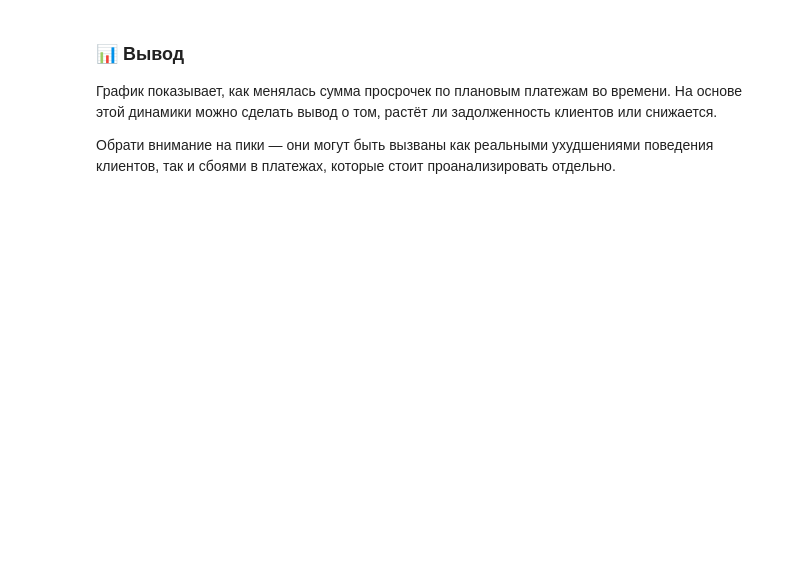
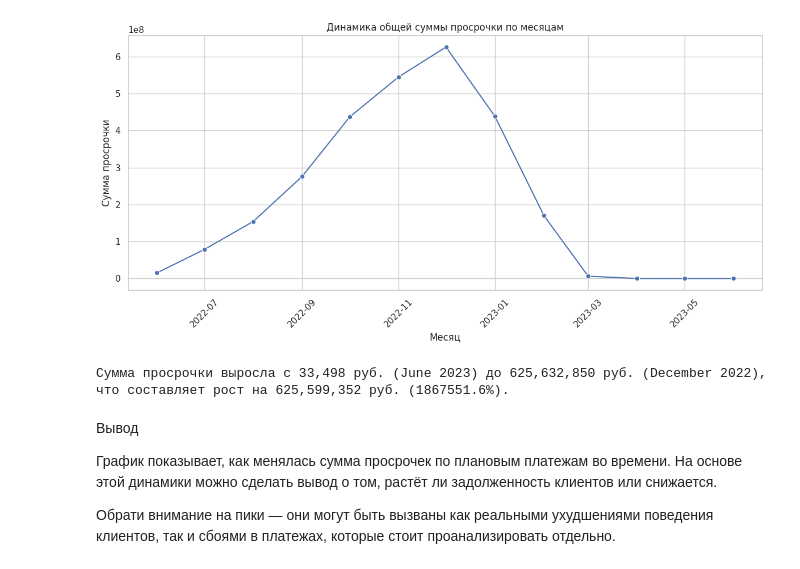
Before and after one commit to bnazarkul/analytics-test, a Jupyter notebook: credit_overdue_analysis.ipynb, the cells around one changed output. Cells and saved outputs as stored; diff of their text form; code cells hidden in the pictures; blank space fills up the shorter version.

```diff
--- a/credit_overdue_analysis.ipynb
+++ b/credit_overdue_analysis.ipynb
@@ -19,39 +19,59 @@ payments_grouped = payments.groupby(['order_id', 'paid_at'])['paid_sum'].sum().r
 # Рассчитаем накопительный платеж по дате
 payments_grouped['paid_cumsum'] = payments_grouped.groupby('order_id')['paid_sum'].cumsum()
 # %%
-# Объединяем план с фактическими платежами по order_id и дате
-plan_sorted = plan.sort_values(['order_id', 'plan_at'])
-merged = pd.merge_asof(
-    plan_sorted.sort_values(['order_id', 'plan_at']),
-    payments_grouped.sort_values(['order_id', 'paid_at']),
-    by='order_id',
-    left_on='plan_at',
-    right_on='paid_at',
-    direction='backward'
-)
+# Объединяем все плановые и фактические платежи
+plan_agg = plan.copy()
+plan_agg['plan_month'] = plan_agg['plan_at'].dt.to_period('M').dt.to_timestamp()
 
-# Заполняем пропуски 0
-merged['paid_cumsum'] = merged['paid_cumsum'].fillna(0)
+# Суммируем фактические платежи на момент каждого месяца
+payments['paid_month'] = payments['paid_at'].dt.to_period('M').dt.to_timestamp()
+payments_grouped = payments.groupby(['order_id', 'paid_month'])['paid_sum'].sum().groupby(level=0).cumsum().reset_index()
 
-# Рассчитываем просрочку на дату планового платежа
-merged['overdue'] = merged['plan_sum_total'] - merged['paid_cumsum']
-merged['overdue'] = merged['overdue'].apply(lambda x: max(x, 0))
+# Объединяем план и фактические выплаты по order_id и месяцу
+df = pd.merge(plan_agg, payments_grouped, left_on=['order_id', 'plan_month'], right_on=['order_id', 'paid_month'], how='left')
+
+# Заполняем NaN = 0
+df['paid_sum'] = df['paid_sum'].fillna(0)
+
+# Расчёт просрочки
+df['overdue'] = df['plan_sum_total'] - df['paid_sum']
+df['overdue'] = df['overdue'].apply(lambda x: max(x, 0))
 # %%
-# Группируем по дате планового платежа
-monthly_overdue = merged.groupby(merged['plan_at'].dt.to_period('M'))['overdue'].sum().reset_index()
-monthly_overdue['plan_at'] = monthly_overdue['plan_at'].dt.to_timestamp()
+# Группируем по месяцу (plan_month) и считаем сумму просрочки
+monthly_overdue = df.groupby('plan_month')['overdue'].sum().reset_index()
 
 # Строим график
 plt.figure(figsize=(12,6))
-sns.lineplot(data=monthly_overdue, x='plan_at', y='overdue', marker='o')
+sns.lineplot(data=monthly_overdue, x='plan_month', y='overdue', marker='o')
 plt.title('Динамика общей суммы просрочки по месяцам')
 plt.xlabel('Месяц')
 plt.ylabel('Сумма просрочки')
 plt.xticks(rotation=45)
 plt.tight_layout()
 plt.show()
+# %% [output]
+[figure, added]
+# %%
+# Находим минимальное и максимальное значение
+min_val = monthly_overdue['overdue'].min()
+max_val = monthly_overdue['overdue'].max()
+
+# Находим соответствующие даты
+min_date = monthly_overdue.loc[monthly_overdue['overdue'] == min_val, 'plan_month'].values[0]
+max_date = monthly_overdue.loc[monthly_overdue['overdue'] == max_val, 'plan_month'].values[0]
+
+# Считаем рост
+growth_absolute = max_val - min_val
+growth_percent = (growth_absolute / min_val) * 100 if min_val > 0 else float('inf')
+
+# Выводим текст
+print(f"Сумма просрочки выросла с {min_val:,.0f} руб. ({pd.to_datetime(min_date).strftime('%B %Y')}) "
+      f"до {max_val:,.0f} руб. ({pd.to_datetime(max_date).strftime('%B %Y')}), "
+      f"что составляет рост на {growth_absolute:,.0f} руб. ({growth_percent:.1f}%).")
+# %% [output]
+Сумма просрочки выросла с 33,498 руб. (June 2023) до 625,632,850 руб. (December 2022), что составляет рост на 625,599,352 руб. (1867551.6%).
 # %% [markdown]
-### 📊 Вывод
+Вывод
 
 График показывает, как менялась сумма просрочек по плановым платежам во времени. На основе этой динамики можно сделать вывод о том, растёт ли задолженность клиентов или снижается.
 
```
Also changed, not shown: parts of 2 cells of this notebook.
